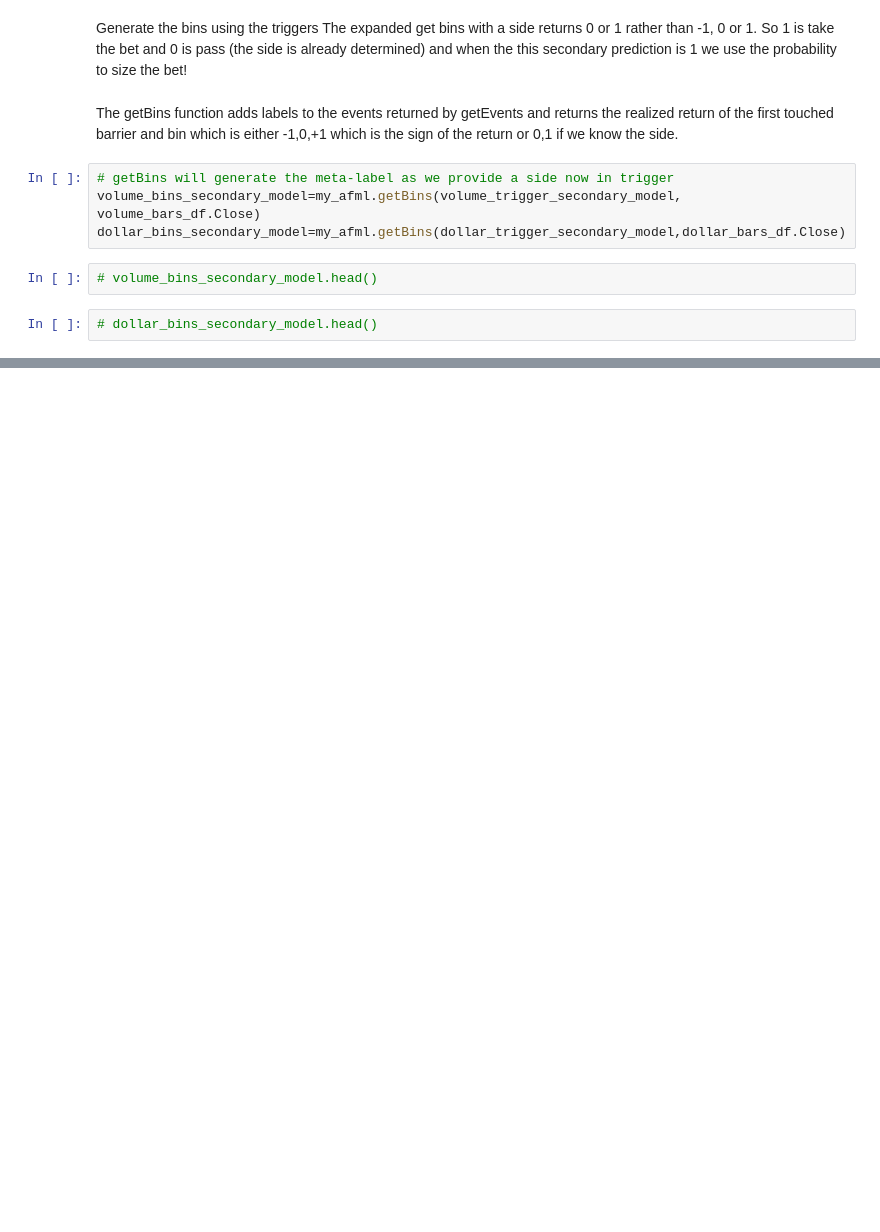
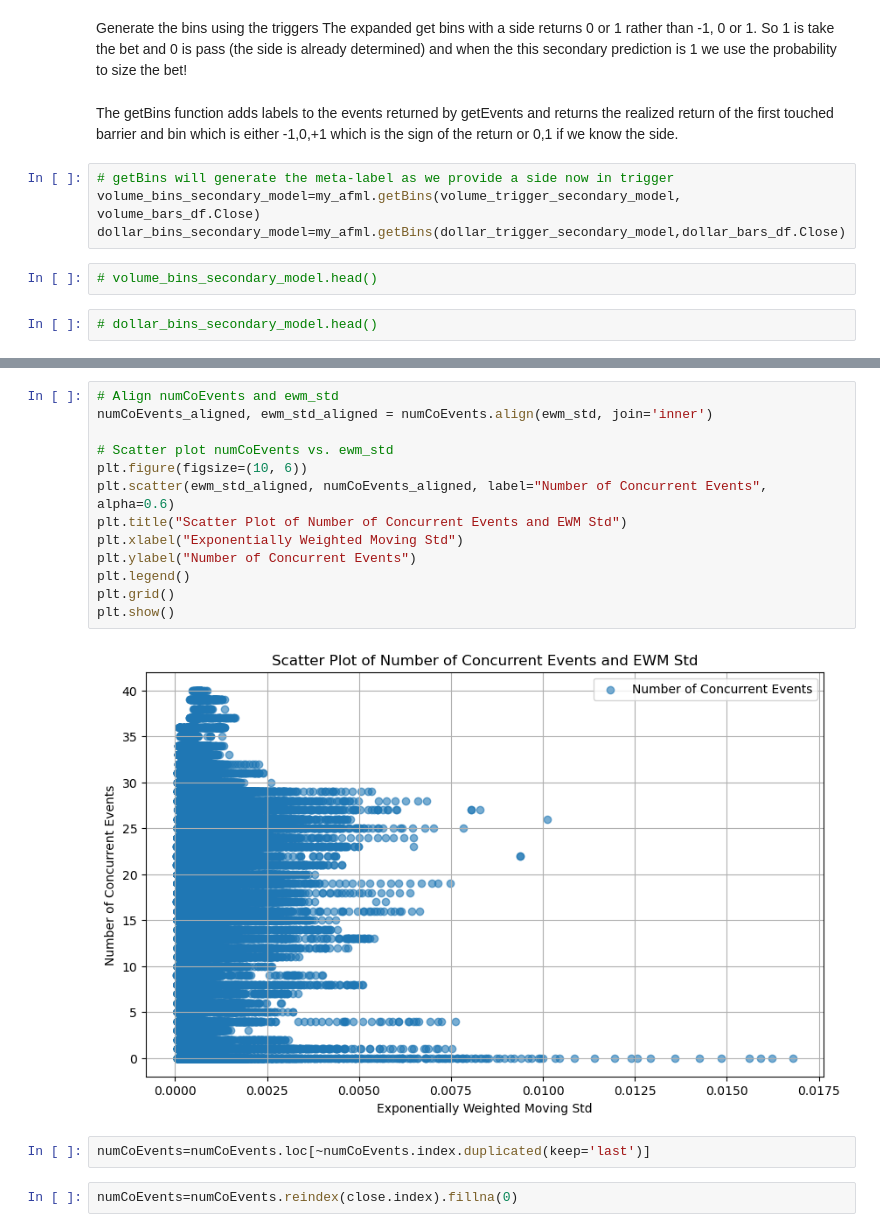
Before and after one commit to slothkins/AFML, a Jupyter notebook: 3.4.ipynb, the cells around one changed output, grey strips where cells are left out. Saved outputs shown, nothing was run; the diff lists cells and outputs as text; blank space fills up the shorter version.

```diff
--- a/3.4.ipynb
+++ b/3.4.ipynb
@@ -219,0 +244,19 @@ weighted avg       0.75      0.75      0.75      9217
+# %%
+# Align numCoEvents and ewm_std
+numCoEvents_aligned, ewm_std_aligned = numCoEvents.align(ewm_std, join='inner')
+
+# Scatter plot numCoEvents vs. ewm_std
+plt.figure(figsize=(10, 6))
+plt.scatter(ewm_std_aligned, numCoEvents_aligned, label="Number of Concurrent Events", alpha=0.6)
+plt.title("Scatter Plot of Number of Concurrent Events and EWM Std")
+plt.xlabel("Exponentially Weighted Moving Std")
+plt.ylabel("Number of Concurrent Events")
+plt.legend()
+plt.grid()
+plt.show()
+# %% [output]
+[figure, added]
+# %%
+numCoEvents=numCoEvents.loc[~numCoEvents.index.duplicated(keep='last')]
+# %%
+numCoEvents=numCoEvents.reindex(close.index).fillna(0)
```
Also changed, not shown: parts of 25 cells of this notebook, 6 other files.
